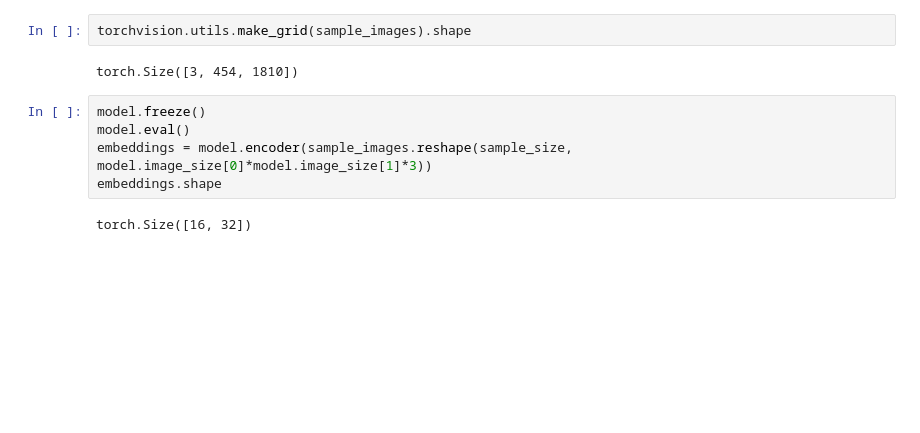
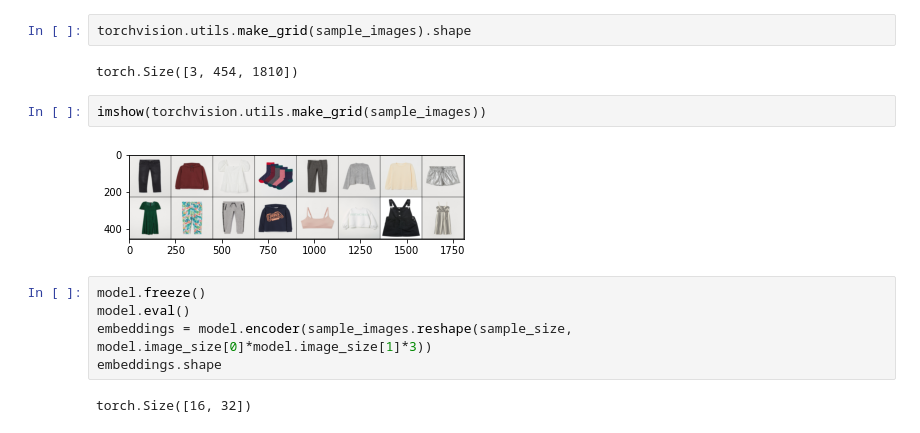
Before and after one commit to pchaberski/image-embeddings, a Jupyter notebook: notebooks/sandbox.ipynb, the cells around one changed output. Saved outputs shown, nothing was run; the diff lists cells and outputs as text; blank space fills up the shorter version.

```diff
--- a/notebooks/sandbox.ipynb
+++ b/notebooks/sandbox.ipynb
@@ -146,6 +131,10 @@ torch.Size([16, 3, 224, 224])
 torchvision.utils.make_grid(sample_images).shape
 # %% [output]
 torch.Size([3, 454, 1810])
+# %%
+imshow(torchvision.utils.make_grid(sample_images))
+# %% [output]
+[figure, added]
 # %%
 model.freeze()
 model.eval()
```
Also changed, not shown: parts of 9 cells of this notebook, 6 other files.
